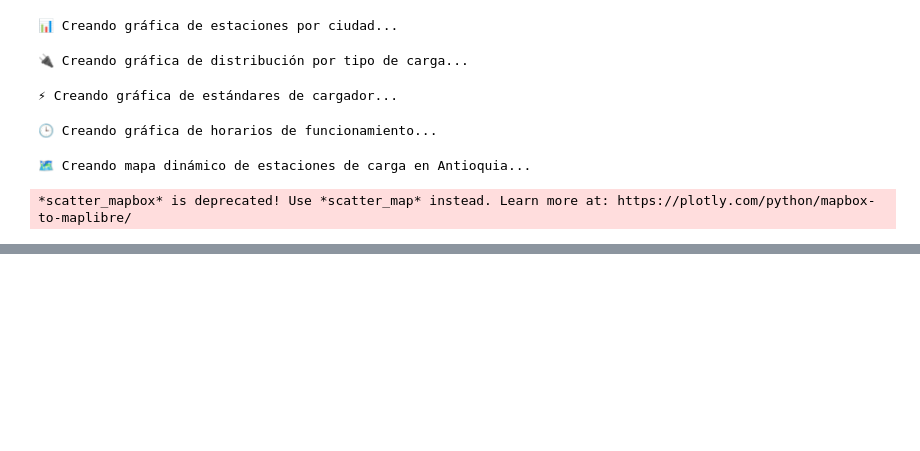
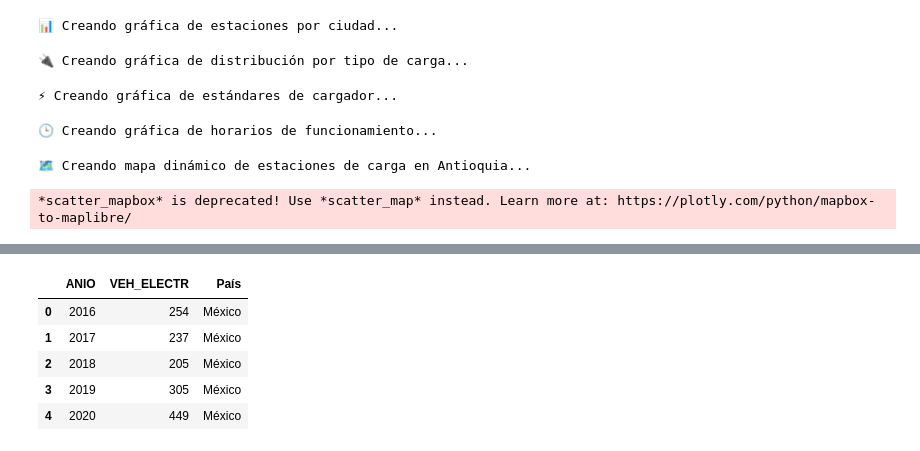
Before and after one commit to kelvinocampo/GRUPO-2-BOOTCAMP-ANALISIS-DE-DATOS, a Jupyter notebook: proyecto.ipynb, the cells around one changed output, grey strips where cells are left out. Cells and saved outputs as stored; diff of their text form; code cells hidden in the pictures; blank space fills up the shorter version.

```diff
--- a/proyecto.ipynb
+++ b/proyecto.ipynb
@@ -874,0 +879,87 @@ else:
+# %%
+# ==========================================================
+# ⚡ Comparación de Vehículos Eléctricos por Año: México vs Colombia
+# ==========================================================
+
+import pandas as pd
+import plotly.express as px
+
+# -------------------------------
+# 🇲🇽 México — combinar datasets de 2016 a 2022
+# -------------------------------
+anios = list(range(2016, 2023))
+
+dfs_mex = [
+    leer_archivo(f"data/conjunto_de_datos/raiavl_hibrido_mensual_tr_cifra_{anio}.csv").assign(ANIO=anio)
+    for anio in anios
+]
+
+df_mex = pd.concat(dfs_mex, ignore_index=True)
+
+# Asegurar tipo numérico
+df_mex['VEH_ELECTR'] = pd.to_numeric(df_mex['VEH_ELECTR'], errors='coerce')
+df_mex['ANIO'] = pd.to_numeric(df_mex['ANIO'], errors='coerce')
+
+# Agrupar por año y sumar cantidad de eléctricos
+electricos_mex = df_mex.groupby('ANIO')['VEH_ELECTR'].sum().reset_index()
+electricos_mex['País'] = 'México'
+
+print("✅ Datos de México listos:", electricos_mex.shape)
+display(electricos_mex.head())
+
+# -------------------------------
+# 🇨🇴 Colombia — cargar y procesar (2010 a 2022)
+# -------------------------------
+df_col = leer_archivo("data/num_ev.csv")
+
+# Filtrar solo vehículos eléctricos
+df_col = df_col[df_col['COMBUSTIBLE'].str.upper() == 'ELECTRICO']
+
+# Convertir fecha a año
+df_col['FECHA_REGISTRO'] = pd.to_datetime(df_col['FECHA_REGISTRO'], errors='coerce')
+df_col['ANIO'] = df_col['FECHA_REGISTRO'].dt.year
+
+# Filtrar rango 2010–2022
+df_col = df_col[(df_col['ANIO'] >= 2016) & (df_col['ANIO'] <= 2022)]
+
+# Contar vehículos eléctricos por año
+electricos_col = df_col.groupby('ANIO').size().reset_index(name='VEH_ELECTR')
+electricos_col['País'] = 'Colombia'
+
+print("✅ Datos de Colombia listos:", electricos_col.shape)
+display(electricos_col.head())
+
+# -------------------------------
+# Combinar ambos países
+# -------------------------------
+df_comp = pd.concat([electricos_mex, electricos_col], ignore_index=True)
+
+# -------------------------------
+# Gráfico comparativo
+# -------------------------------
+fig = px.line(
+    df_comp,
+    x='ANIO',
+    y='VEH_ELECTR',
+    color='País',
+    markers=True,
+    title='⚡ Comparación de Vehículos Eléctricos por Año — México vs Colombia (2010–2022)',
+    labels={'ANIO': 'Año', 'VEH_ELECTR': 'Cantidad de Vehículos Eléctricos'},
+    color_discrete_sequence=px.colors.qualitative.Set2
+)
+
+fig.update_traces(
+    text=df_comp['VEH_ELECTR'],
+    textposition="top center",
+    hovertemplate="<b>Año:</b> %{x}<br><b>Vehículos eléctricos:</b> %{y:,}"
+)
+fig.update_layout(
+    height=500,
+    font=dict(size=12),
+    xaxis=dict(showgrid=True, gridcolor='lightgray'),
+    yaxis=dict(showgrid=True, gridcolor='lightgray', tickformat=',d'),
+    plot_bgcolor='white'
+)
+
+fig.show()
+# %% [output]
@@ -874,0 +983,6 @@ else:
+|  | ANIO | VEH_ELECTR | País |
+| 0 | 2016 | 254 | México |
+| 1 | 2017 | 237 | México |
+| 2 | 2018 | 205 | México |
+| 3 | 2019 | 305 | México |
+| 4 | 2020 | 449 | México |
```
Also changed, not shown: parts of 4 cells of this notebook, 2 other files.
